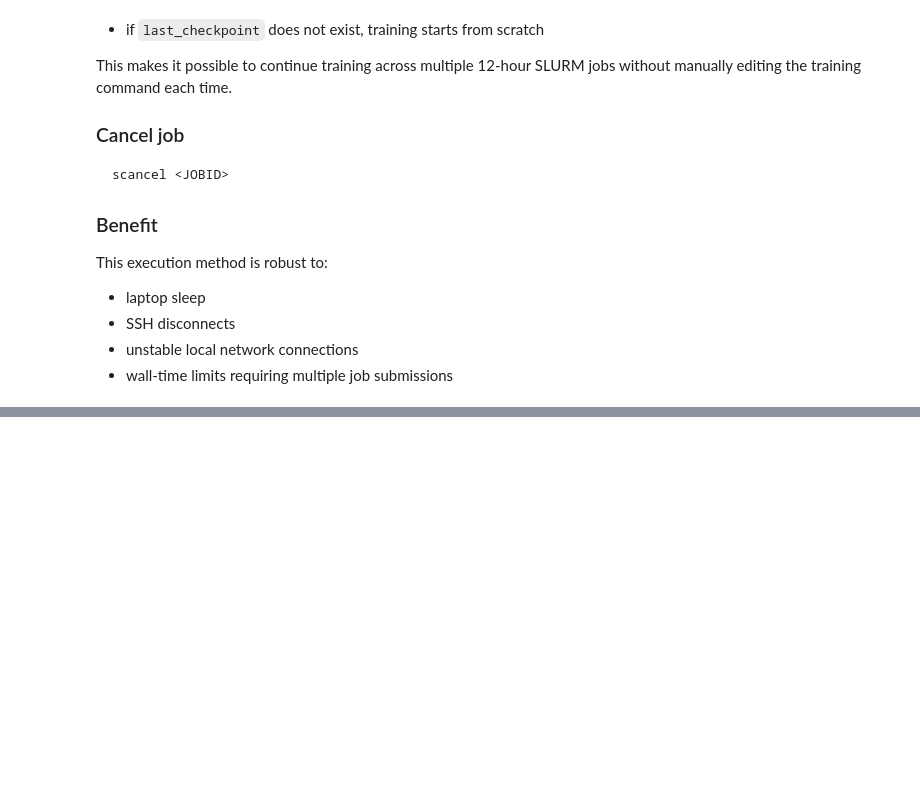
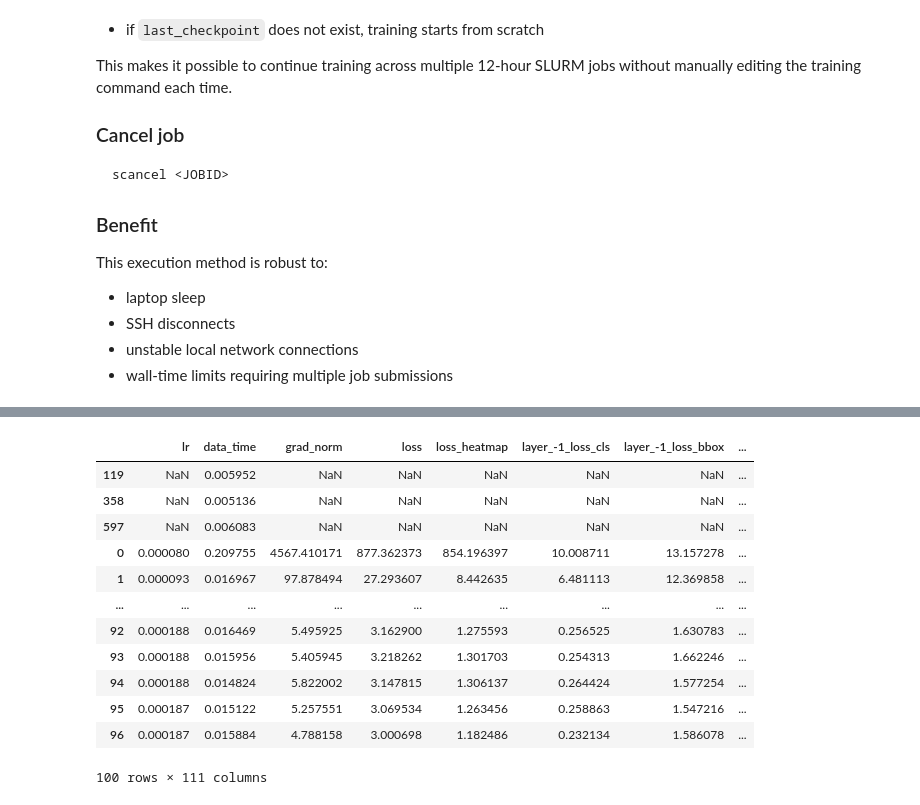
Before and after one commit to darkcyan-ugli-fruit/nuscenes-multimodal-learning, a Jupyter notebook: notebooks/03_camera_lidar_fusion_model.ipynb, the cells around one changed output, grey strips where cells are left out. Cells and saved outputs as stored; diff of their text form; code cells hidden in the pictures; blank space fills up the shorter version.

```diff
--- a/notebooks/03_camera_lidar_fusion_model.ipynb
+++ b/notebooks/03_camera_lidar_fusion_model.ipynb
@@ -49,6 +50,10 @@ from typing import List, Tuple, Final
 import mmengine
 import mmdet
 import mmdet3d
+# %%
+# Notebook display configuration
+pd.set_option("display.max_columns", None)
+pd.set_option("display.max_colwidth", None)
 # %% [markdown]
 # Setup and environment
 
@@ -790,0 +929,16 @@ This execution method is robust to:
+# %%
+scalars_df.head(100)
+# %% [output]
+|  | lr | data_time | grad_norm | loss | loss_heatmap | layer_-1_loss_cls | layer_-1_loss_bbox | ... |
+| 119 | NaN | 0.005952 | NaN | NaN | NaN | NaN | NaN | ... |
+| 358 | NaN | 0.005136 | NaN | NaN | NaN | NaN | NaN | ... |
+| 597 | NaN | 0.006083 | NaN | NaN | NaN | NaN | NaN | ... |
+| 0 | 0.000080 | 0.209755 | 4567.410171 | 877.362373 | 854.196397 | 10.008711 | 13.157278 | ... |
+| 1 | 0.000093 | 0.016967 | 97.878494 | 27.293607 | 8.442635 | 6.481113 | 12.369858 | ... |
+| ... | ... | ... | ... | ... | ... | ... | ... | ... |
+| 92 | 0.000188 | 0.016469 | 5.495925 | 3.162900 | 1.275593 | 0.256525 | 1.630783 | ... |
+| 93 | 0.000188 | 0.015956 | 5.405945 | 3.218262 | 1.301703 | 0.254313 | 1.662246 | ... |
+| 94 | 0.000188 | 0.014824 | 5.822002 | 3.147815 | 1.306137 | 0.264424 | 1.577254 | ... |
+| 95 | 0.000187 | 0.015122 | 5.257551 | 3.069534 | 1.263456 | 0.258863 | 1.547216 | ... |
+| 96 | 0.000187 | 0.015884 | 4.788158 | 3.000698 | 1.182486 | 0.232134 | 1.586078 | ... |
+100 rows × 111 columns
```
Also changed, not shown: parts of 15 cells of this notebook.
